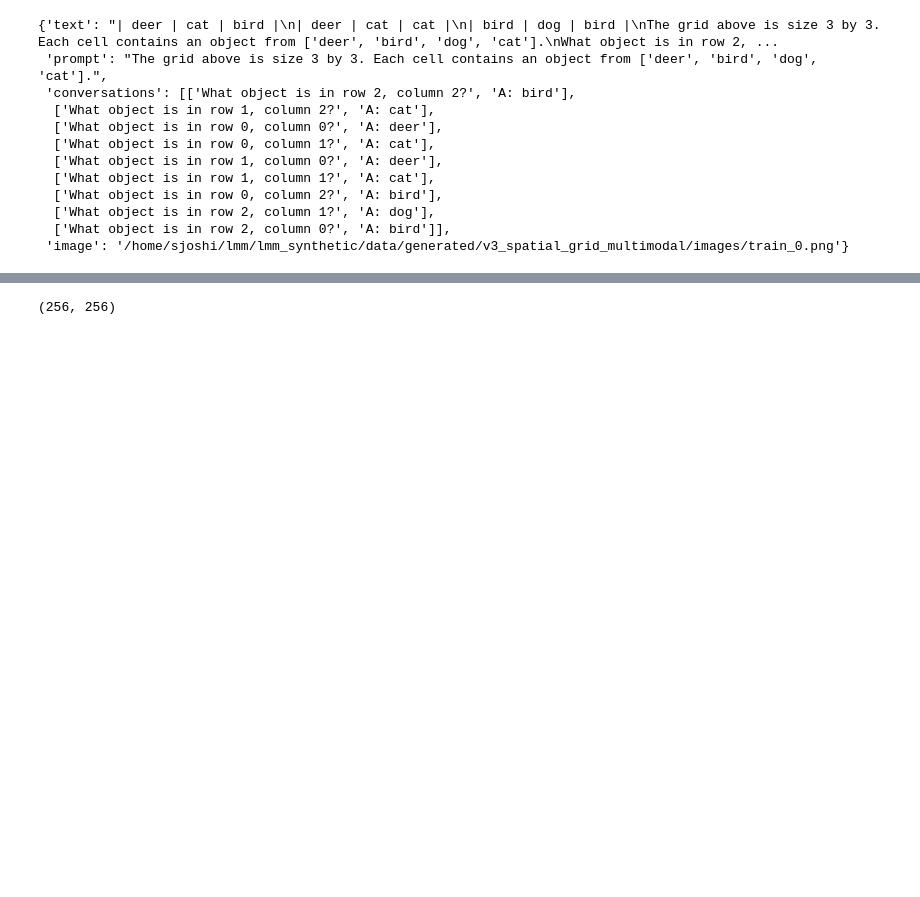
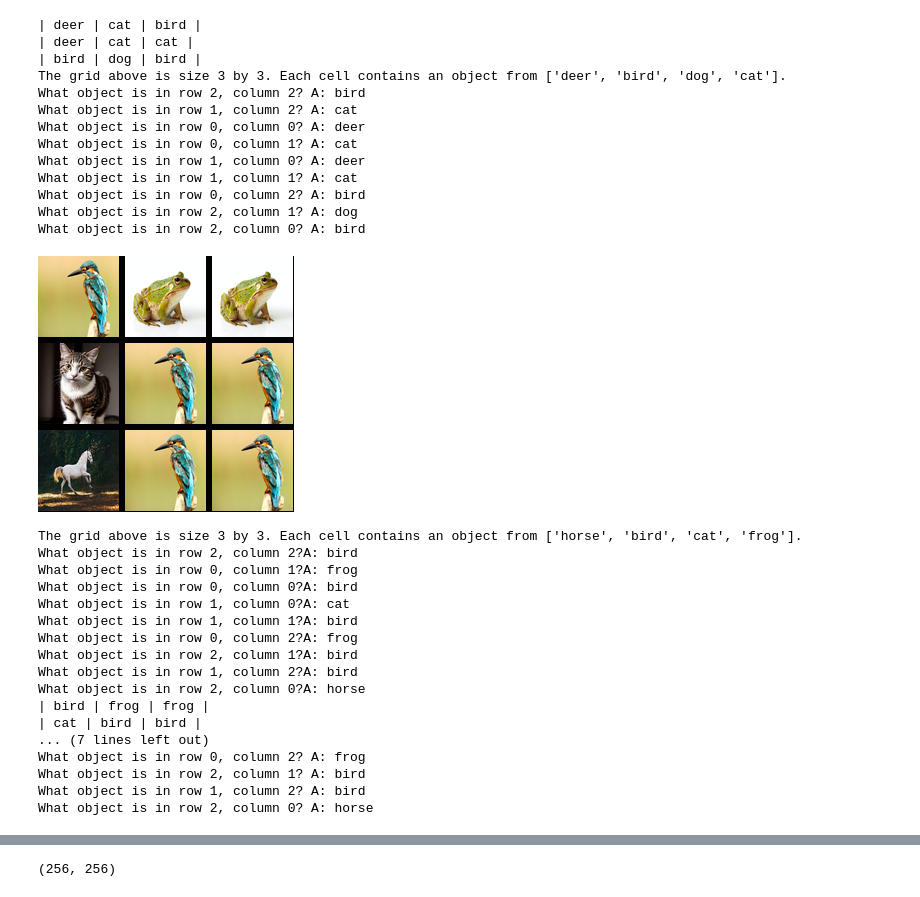
Before and after one commit to sjoshi804/lmm, a Jupyter notebook: lmm_synthetic/data/explore_data.ipynb, the cells around one changed output, grey strips where cells are left out. Saved outputs shown, nothing was run; the diff lists cells and outputs as text; code cells hidden in the pictures; blank space fills up the shorter version.

Commit message:
Data exploration

```diff
--- a/lmm_synthetic/data/explore_data.ipynb
+++ b/lmm_synthetic/data/explore_data.ipynb
@@ -27,18 +45,19 @@ DatasetDict({
 # %%
-dataset["train"][0]
+print(dataset['train'][0]['text'])
 # %% [output]
-{'text': "| deer | cat | bird |\n| deer | cat | cat |\n| bird | dog | bird |\nThe grid above is size 3 by 3. Each cell contains an object from ['deer', 'bird', 'dog', 'cat'].\nWhat object is in row 2, ...
- 'prompt': "The grid above is size 3 by 3. Each cell contains an object from ['deer', 'bird', 'dog', 'cat'].",
- 'conversations': [['What object is in row 2, column 2?', 'A: bird'],
-  ['What object is in row 1, column 2?', 'A: cat'],
-  ['What object is in row 0, column 0?', 'A: deer'],
-  ['What object is in row 0, column 1?', 'A: cat'],
-  ['What object is in row 1, column 0?', 'A: deer'],
-  ['What object is in row 1, column 1?', 'A: cat'],
-  ['What object is in row 0, column 2?', 'A: bird'],
-  ['What object is in row 2, column 1?', 'A: dog'],
-  ['What object is in row 2, column 0?', 'A: bird']],
- 'image': '/home/sjoshi/lmm/lmm_synthetic/data/generated/v3_spatial_grid_multimodal/images/train_0.png'}
+| deer | cat | bird |
+| deer | cat | cat |
+| bird | dog | bird |
+The grid above is size 3 by 3. Each cell contains an object from ['deer', 'bird', 'dog', 'cat'].
+What object is in row 2, column 2? A: bird
+What object is in row 1, column 2? A: cat
+What object is in row 0, column 0? A: deer
+What object is in row 0, column 1? A: cat
+What object is in row 1, column 0? A: deer
+What object is in row 1, column 1? A: cat
+What object is in row 0, column 2? A: bird
+What object is in row 2, column 1? A: dog
+What object is in row 2, column 0? A: bird
 # %%
 from datasets import DatasetDict
 
@@ -62,6 +81,40 @@ def update_image_paths(dataset, old_path, new_path, save_path):
 
     # Save the updated dataset to disk
     dataset.save_to_disk(save_path)
+# %%
+import random
+from PIL import Image
+
+# Specify the path to the dataset
+dataset_path = '/home/sjoshi/lmm/lmm_synthetic/data/generated/v3_spatial_grid_multimodal'
+
+# Load the dataset
+dataset = load_from_disk(dataset_path)
+randint = random.randint(0, 1000)
+display(Image.open(dataset['train'][randint]["image"]))
+print(dataset['train'][randint]["prompt"])
+for conv in dataset["train"][randint]["conversations"]:
+    print(conv[0] + conv[1])
+print(dataset['train'][randint]["text"])
+# %% [output]
+[figure, added]
+The grid above is size 3 by 3. Each cell contains an object from ['horse', 'bird', 'cat', 'frog'].
+What object is in row 2, column 2?A: bird
+What object is in row 0, column 1?A: frog
+What object is in row 0, column 0?A: bird
+What object is in row 1, column 0?A: cat
+What object is in row 1, column 1?A: bird
+What object is in row 0, column 2?A: frog
+What object is in row 2, column 1?A: bird
+What object is in row 1, column 2?A: bird
+What object is in row 2, column 0?A: horse
+| bird | frog | frog |
+| cat | bird | bird |
+... (7 lines left out)
+What object is in row 0, column 2? A: frog
+What object is in row 2, column 1? A: bird
+What object is in row 1, column 2? A: bird
+What object is in row 2, column 0? A: horse
 # %%
 import random
 from PIL import Image
```
Also changed, not shown: parts of 4 cells of this notebook.
